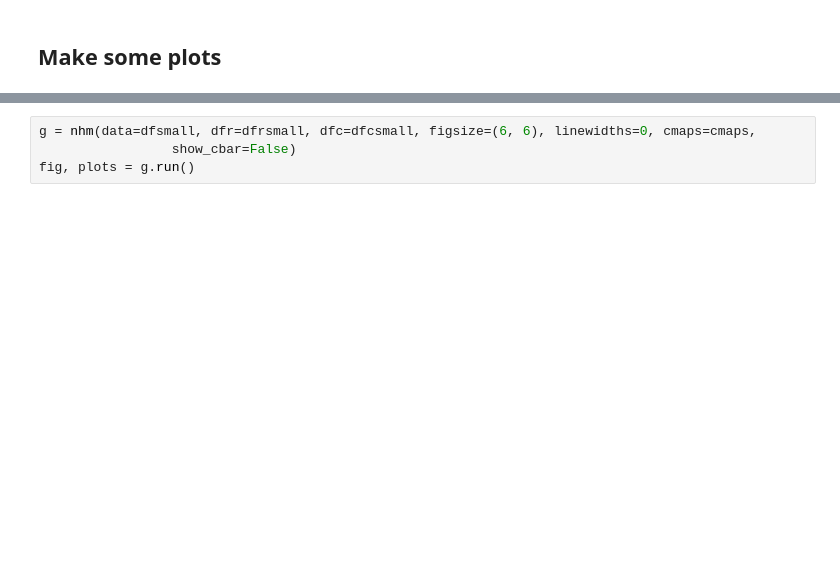
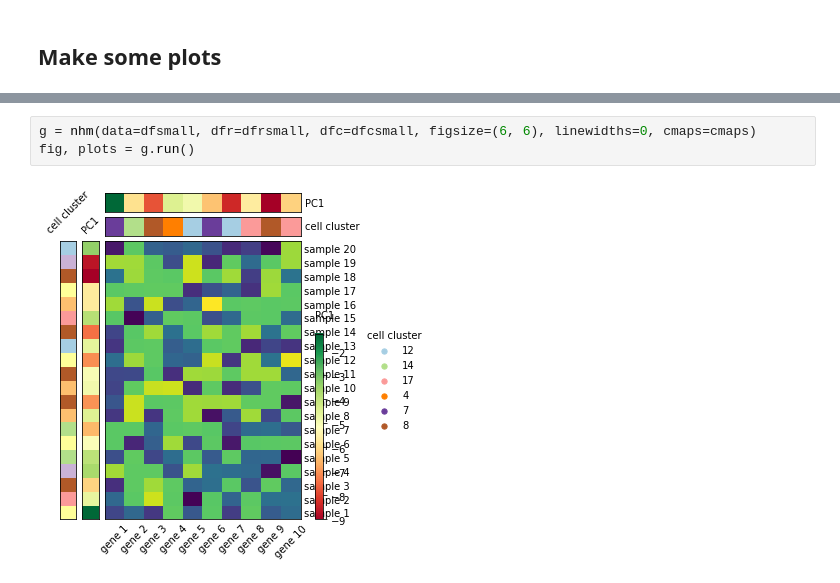
Before and after one commit to xuesoso/nheatmap, a Jupyter notebook: tutorial.ipynb, the cells around one changed output, grey strips where cells are left out. Drawn from its saved outputs; the diff is of its cells as text; blank space fills up the shorter version.

```diff
--- a/tutorial.ipynb
+++ b/tutorial.ipynb
@@ -39,7 +68,8 @@ dfc.head()
 # %%
-g = nhm(data=dfsmall, dfr=dfrsmall, dfc=dfcsmall, figsize=(6, 6), linewidths=0, cmaps=cmaps,
-                 show_cbar=False)
+g = nhm(data=dfsmall, dfr=dfrsmall, dfc=dfcsmall, figsize=(6, 6), linewidths=0, cmaps=cmaps)
 fig, plots = g.run()
+# %% [output]
+[figure, added]
 # %%
 g = nhm(data=df, dfr=dfr, dfc=dfc, figsize=(10, 10), linewidths=0, cmaps=cmaps)
 fig, plots = g.run()
```
Also changed, not shown: parts of 7 cells of this notebook.
